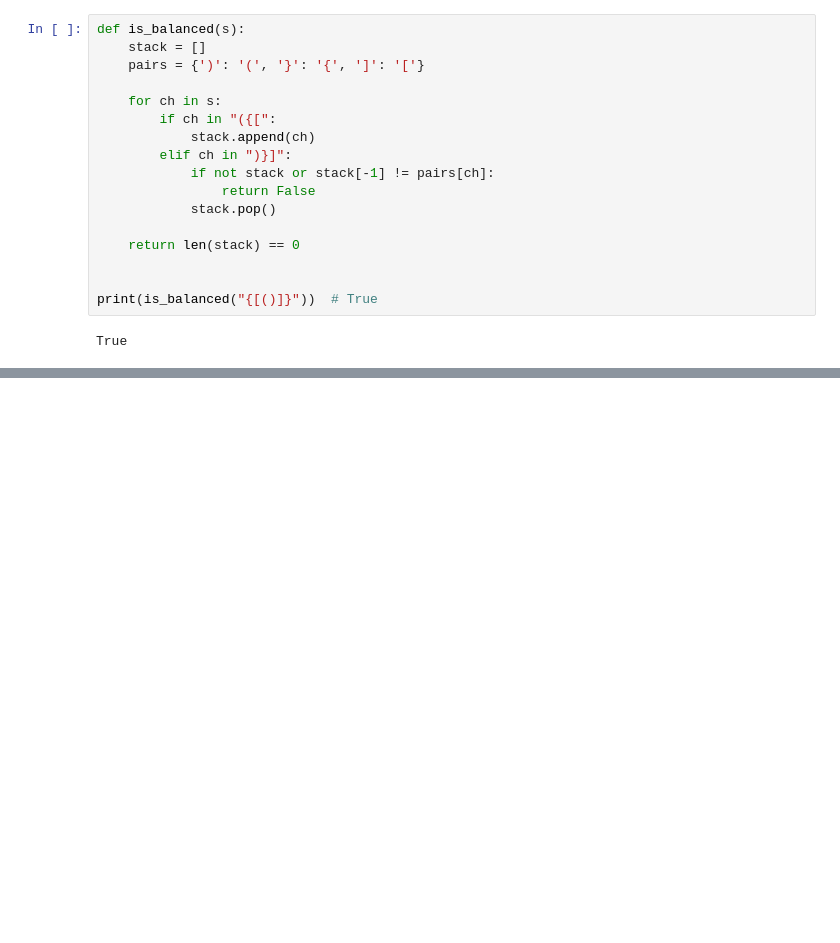
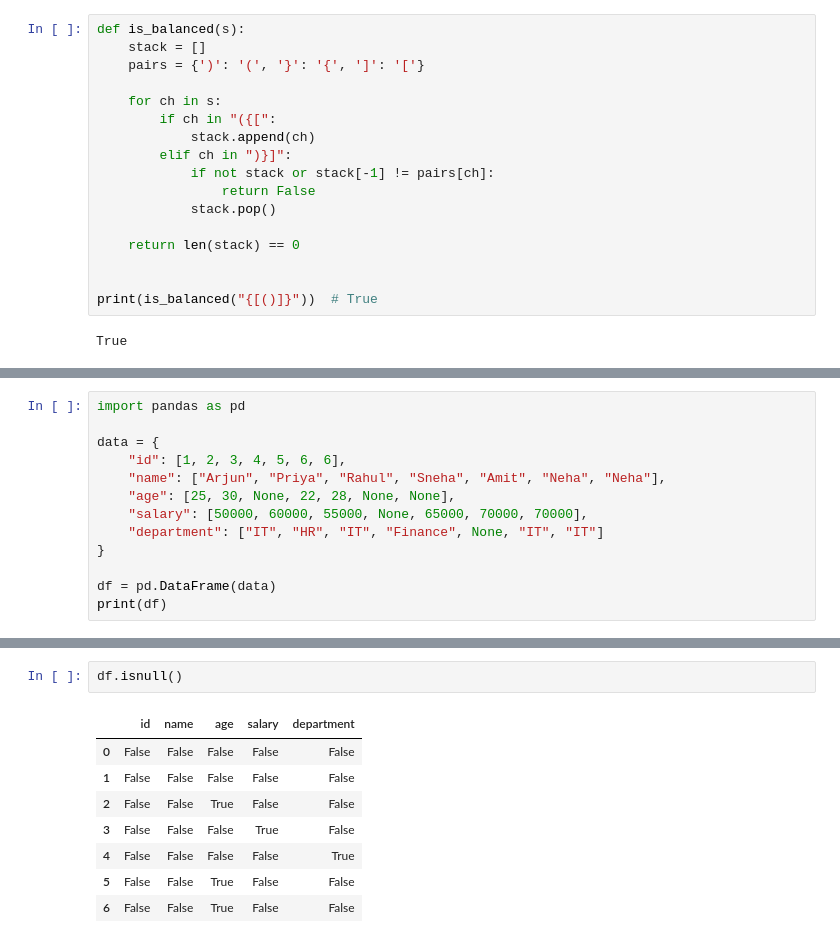
Before and after one commit to arpan794/python_coding_practice, a Jupyter notebook: pandas/practice.ipynb, the cells around one changed output, grey strips where cells are left out. Cells and saved outputs as stored; diff of their text form; blank space fills up the shorter version.

```diff
--- a/pandas/practice.ipynb
+++ b/pandas/practice.ipynb
@@ -476,0 +513,13 @@ True
+# %%
+import pandas as pd
+
+data = {
+    "id": [1, 2, 3, 4, 5, 6, 6],
+    "name": ["Arjun", "Priya", "Rahul", "Sneha", "Amit", "Neha", "Neha"],
+    "age": [25, 30, None, 22, 28, None, None],
+    "salary": [50000, 60000, 55000, None, 65000, 70000, 70000],
+    "department": ["IT", "HR", "IT", "Finance", None, "IT", "IT"]
+}
+
+df = pd.DataFrame(data)
+print(df)
@@ -476,0 +579,11 @@ True
+# %%
+df.isnull()
+# %% [output]
+|  | id | name | age | salary | department |
+| 0 | False | False | False | False | False |
+| 1 | False | False | False | False | False |
+| 2 | False | False | True | False | False |
+| 3 | False | False | False | True | False |
+| 4 | False | False | False | False | True |
+| 5 | False | False | True | False | False |
+| 6 | False | False | True | False | False |
```
Also changed, not shown: parts of 15 cells of this notebook.
